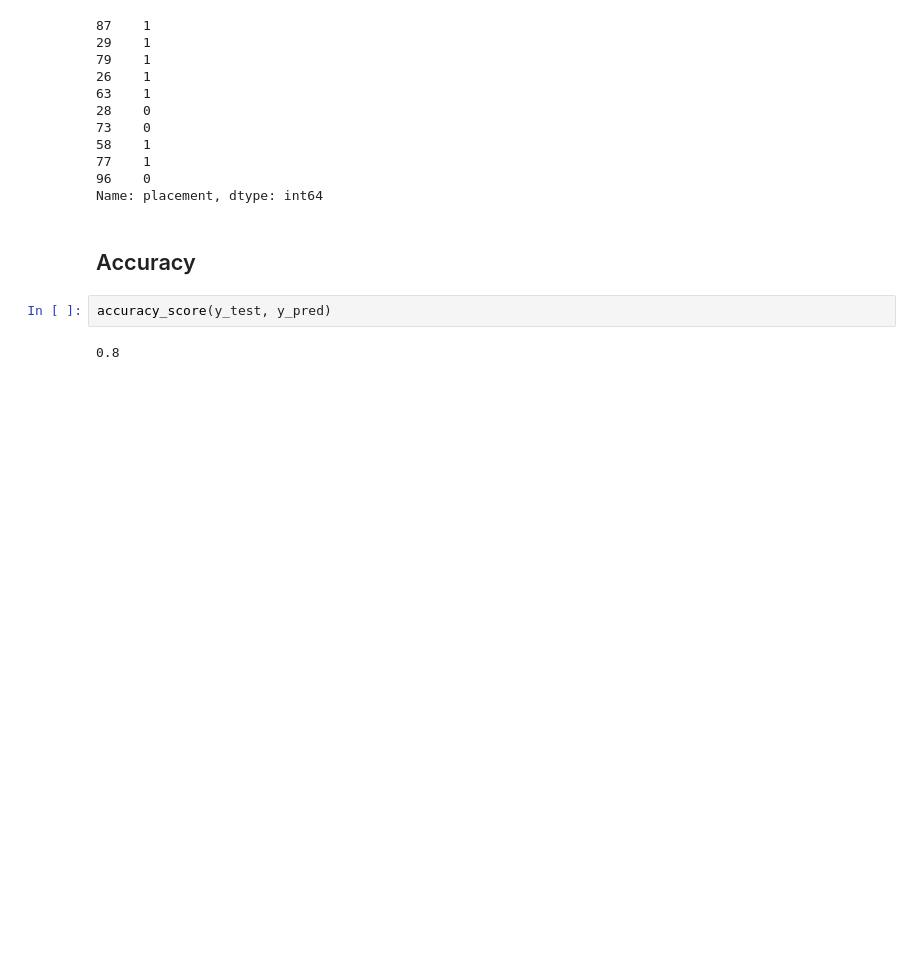
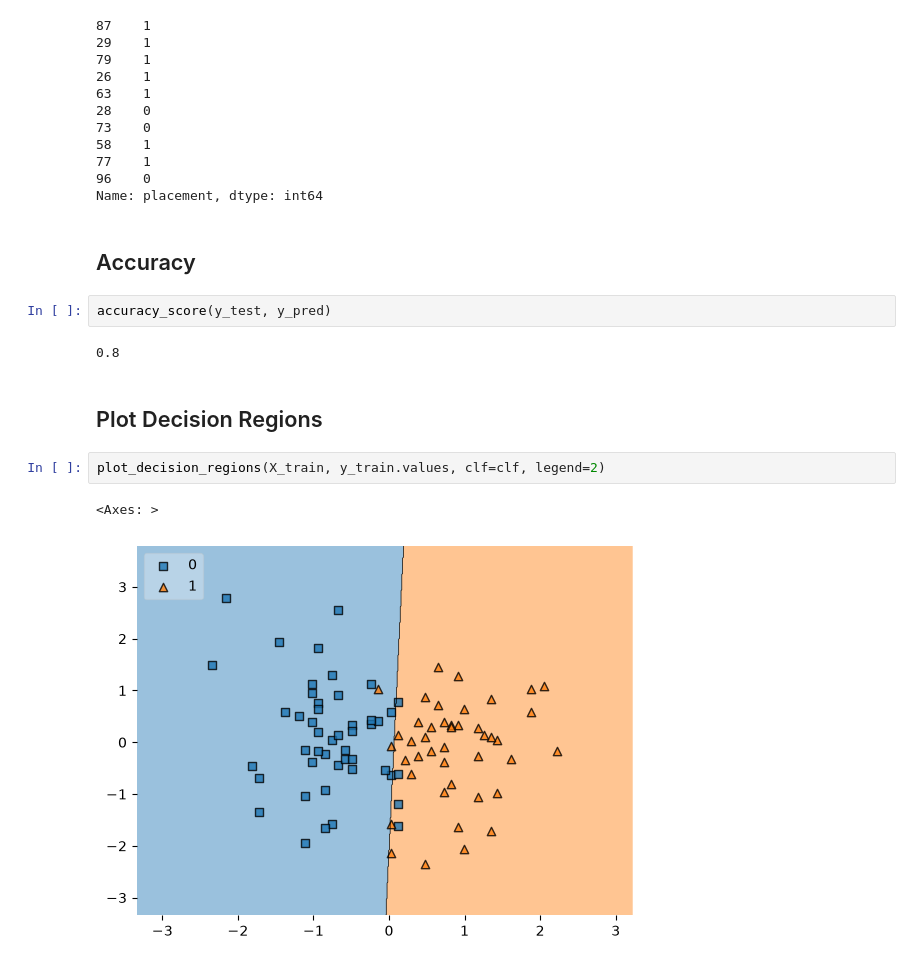
Before and after one commit to itxsalmannkhann/100_days_of_ml, a Jupyter notebook: day_13/end_to_end_ml_project.ipynb, the cells around one changed output. Saved outputs shown, nothing was run; the diff lists cells and outputs as text; blank space fills up the shorter version.

Commit message:
Plot decision regions

```diff
--- a/day_13/end_to_end_ml_project.ipynb
+++ b/day_13/end_to_end_ml_project.ipynb
@@ -223,3 +224,10 @@ Name: placement, dtype: int64
 accuracy_score(y_test, y_pred)
 # %% [output]
 0.8
+# %% [markdown]
+## Plot Decision Regions
+# %%
+plot_decision_regions(X_train, y_train.values, clf=clf, legend=2)
+# %% [output]
+<Axes: >
+[figure, added]
```
Also changed, not shown: parts of 1 cell of this notebook.
